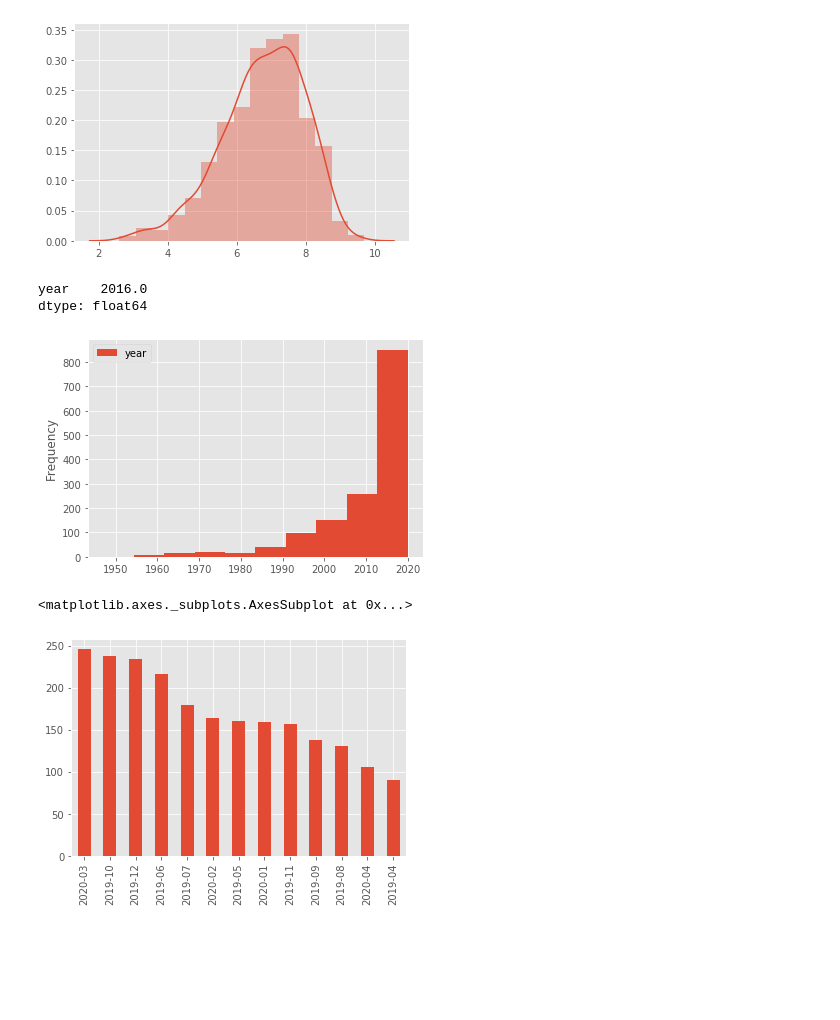
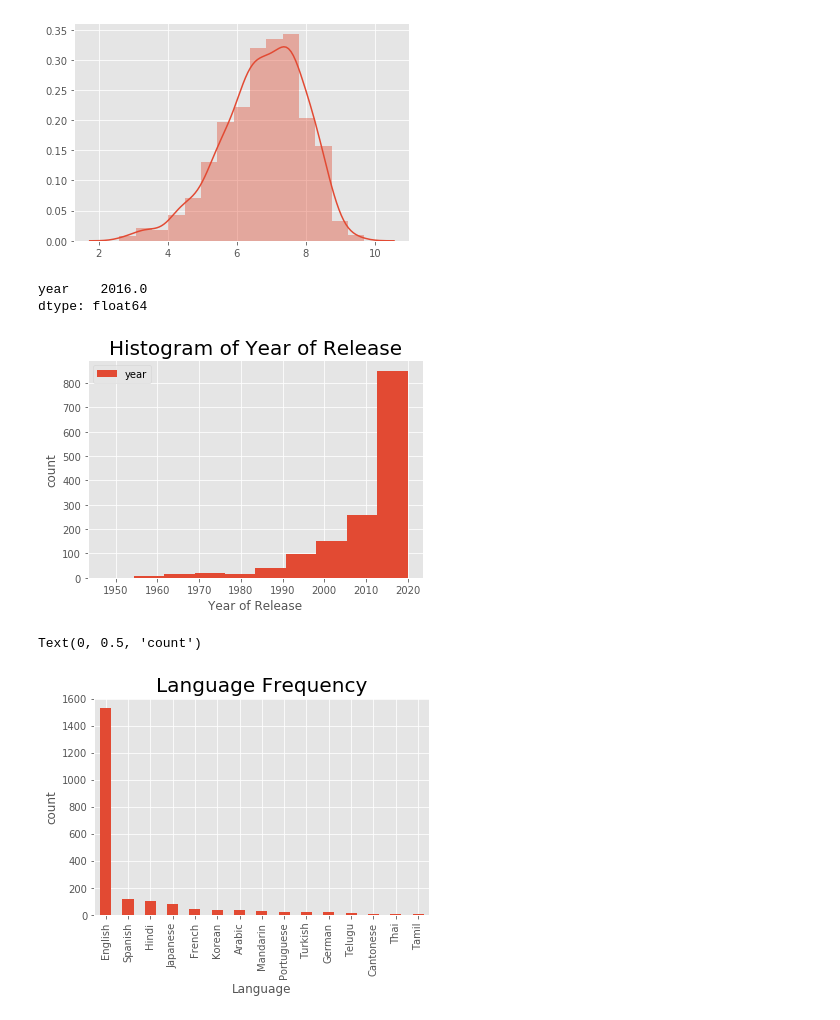
Before and after one commit to davidmz215/Netflix-Yearly-Data, a Jupyter notebook: WhatsOnNetflixDA.ipynb, the cells around one changed output. Cells and saved outputs as stored; diff of their text form; code cells hidden in the pictures; blank space fills up the shorter version.

```diff
--- a/WhatsOnNetflixDA.ipynb
+++ b/WhatsOnNetflixDA.ipynb
@@ -49,14 +49,20 @@ dtype: float64
 # %%
 year = df[['year']]
 year = year.dropna()
 year.plot(kind = 'hist', bins = 10)
+plt.xlabel('Year of Release')
+plt.ylabel('count')
+plt.title('Histogram of Year of Release', fontsize=20)
 year.median()
 # %% [output]
 year    2016.0
 dtype: float64
-[figure, old version]
+[figure, new version]
 # %%
-df.month_year.value_counts().sort_values(ascending=False).head(15).plot(kind='bar')
+df.language.value_counts().sort_values(ascending=False).head(15).plot(kind='bar')
+plt.title('Language Frequency', fontsize=20)
+plt.xlabel('Language')
+plt.ylabel('count')
 # %% [output]
-<matplotlib.axes._subplots.AxesSubplot at 0x...>
+Text(0, 0.5, 'count')
-[figure, old version]
+[figure, new version]
```
Also changed, not shown: parts of 10 cells of this notebook.
